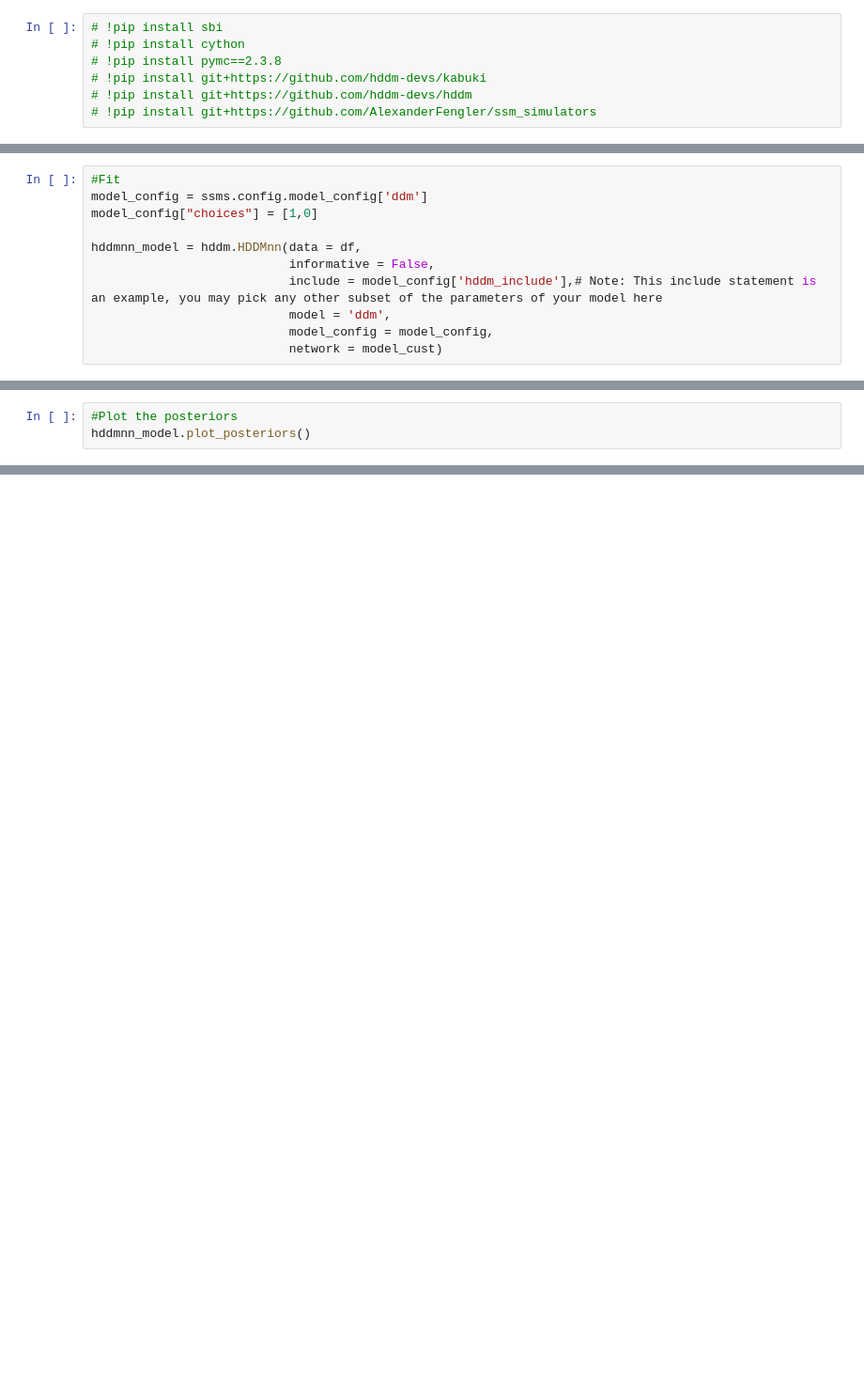
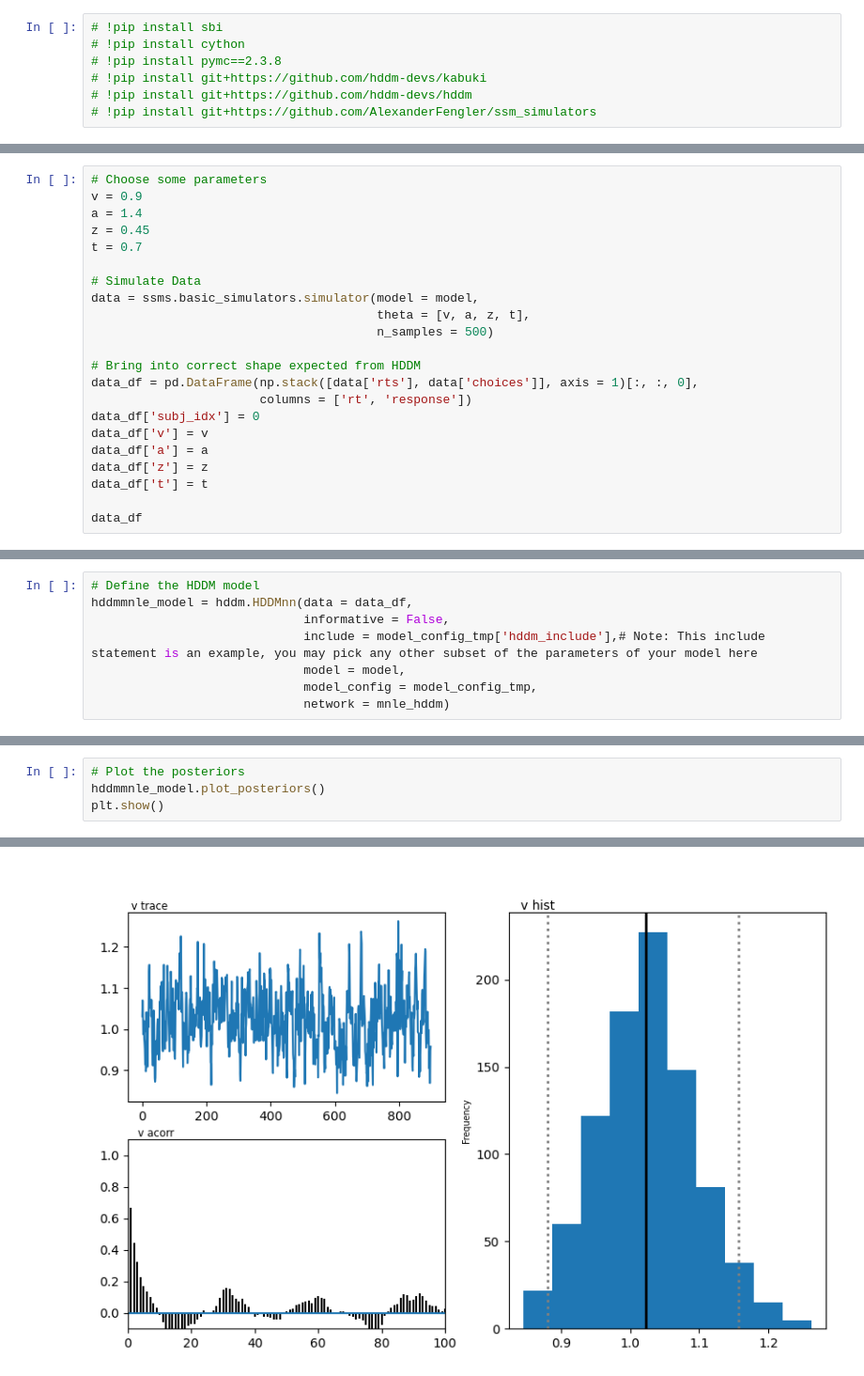
Before and after one commit to hddm-devs/hddm, a Jupyter notebook: hddm/examples/mnle_to_hddm_end_to_end.ipynb, the cells around one changed output, grey strips where cells are left out. Shown at 94% size. Cells and saved outputs as stored; diff of their text form; blank space fills up the shorter version.

Commit message:
improved mnle tutorial

```diff
--- a/hddm/examples/mnle_to_hddm_end_to_end.ipynb
+++ b/hddm/examples/mnle_to_hddm_end_to_end.ipynb
@@ -78,0 +174,22 @@ df
+# %%
+# Choose some parameters
+v = 0.9
+a = 1.4
+z = 0.45
+t = 0.7
+
+# Simulate Data
+data = ssms.basic_simulators.simulator(model = model,
+                                       theta = [v, a, z, t],
+                                       n_samples = 500)
+
+# Bring into correct shape expected from HDDM
+data_df = pd.DataFrame(np.stack([data['rts'], data['choices']], axis = 1)[:, :, 0],
+                       columns = ['rt', 'response'])
+data_df['subj_idx'] = 0
+data_df['v'] = v
+data_df['a'] = a
+data_df['z'] = z
+data_df['t'] = t
+
+data_df
@@ -79,11 +224,8 @@ df
 # %%
-#Fit
-model_config = ssms.config.model_config['ddm']
-model_config["choices"] = [1,0]
-
-hddmnn_model = hddm.HDDMnn(data = df,
-                           informative = False,
-                           include = model_config['hddm_include'],# Note: This include statement is an example, you may pick any other subset of the parameters of your model here
-                           model = 'ddm',
-                           model_config = model_config,
-                           network = model_cust)
+# Define the HDDM model
+hddmmnle_model = hddm.HDDMnn(data = data_df,
+                             informative = False,
+                             include = model_config_tmp['hddm_include'],# Note: This include statement is an example, you may pick any other subset of the parameters of your model here
+                             model = model,
+                             model_config = model_config_tmp,
+                             network = mnle_hddm)
@@ -93,3 +294,5 @@ hddmnn_model.sample(700, burn = 100)
 # %%
-#Plot the posteriors
-hddmnn_model.plot_posteriors()
+# Plot the posteriors
+hddmmnle_model.plot_posteriors()
+plt.show()
+# %% [output]
@@ -95,0 +303 @@ hddmnn_model.plot_posteriors()
+[figure, added]
```
Also changed, not shown: parts of 33 cells of this notebook, 4 other files.
